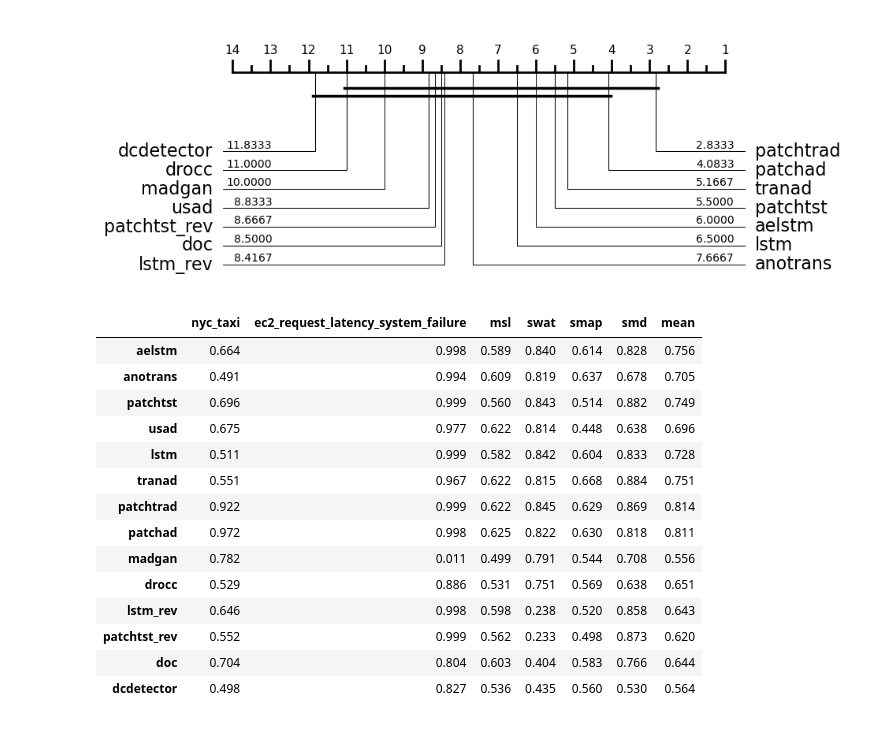
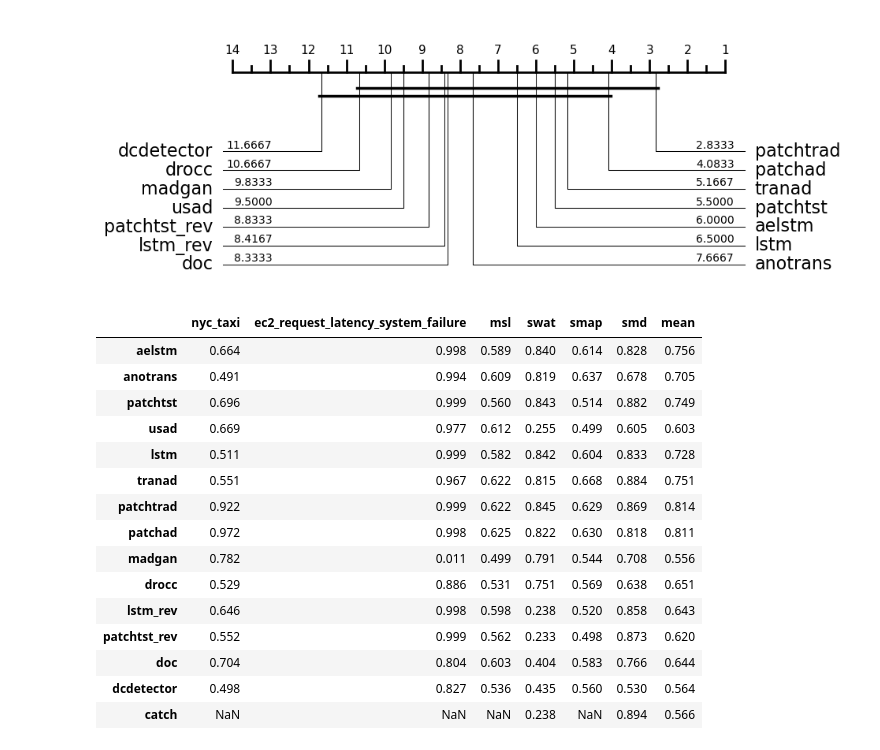
Before and after one commit to vilhess/DL4TSAD, a Jupyter notebook: visu.ipynb, the cells around one changed output. Saved outputs shown, nothing was run; the diff lists cells and outputs as text; code cells hidden in the pictures.

```diff
--- a/visu.ipynb
+++ b/visu.ipynb
@@ -4,10 +4,11 @@ from aeon.visualisation import plot_critical_difference
 # %%
 results = pd.read_json("results/aucs.json")
 results = results.T
+results = results[['aelstm', 'anotrans', 'patchtst', 'usad', 'lstm', 'tranad', 'patchtrad', 'patchad', 'madgan', 'drocc', 'lstm_rev', 'patchtst_rev', 'doc', 'dcdetector']]
 methods = results.columns
 plot = plot_critical_difference(results.values, methods, alpha=0.05, width=8, test='nemenyi')
 # %% [output]
-[figure, old version]
+[figure, new version]
 # %%
 results = results.round(3).T
 results["mean"] = results.mean(axis=1).round(3)
@@ -17,7 +18,7 @@ results
 | aelstm | 0.664 | 0.998 | 0.589 | 0.840 | 0.614 | 0.828 | 0.756 |
 | anotrans | 0.491 | 0.994 | 0.609 | 0.819 | 0.637 | 0.678 | 0.705 |
 | patchtst | 0.696 | 0.999 | 0.560 | 0.843 | 0.514 | 0.882 | 0.749 |
-| usad | 0.675 | 0.977 | 0.622 | 0.814 | 0.448 | 0.638 | 0.696 |
+| usad | 0.669 | 0.977 | 0.612 | 0.255 | 0.499 | 0.605 | 0.603 |
 | lstm | 0.511 | 0.999 | 0.582 | 0.842 | 0.604 | 0.833 | 0.728 |
 | tranad | 0.551 | 0.967 | 0.622 | 0.815 | 0.668 | 0.884 | 0.751 |
 | patchtrad | 0.922 | 0.999 | 0.622 | 0.845 | 0.629 | 0.869 | 0.814 |
@@ -28,3 +29,4 @@ results
 | patchtst_rev | 0.552 | 0.999 | 0.562 | 0.233 | 0.498 | 0.873 | 0.620 |
 | doc | 0.704 | 0.804 | 0.603 | 0.404 | 0.583 | 0.766 | 0.644 |
 | dcdetector | 0.498 | 0.827 | 0.536 | 0.435 | 0.560 | 0.530 | 0.564 |
+| catch | NaN | NaN | NaN | 0.238 | NaN | 0.894 | 0.566 |
```
Also changed, not shown: parts of 1 cell of this notebook, 5 other files.
